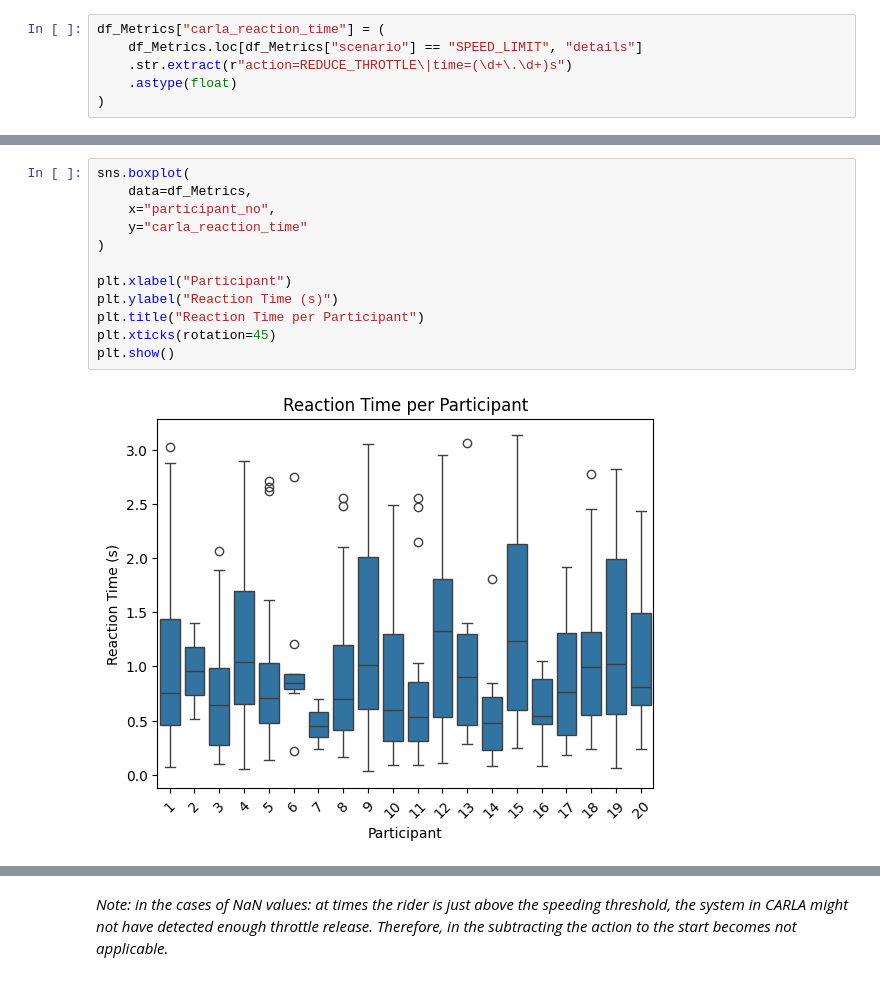
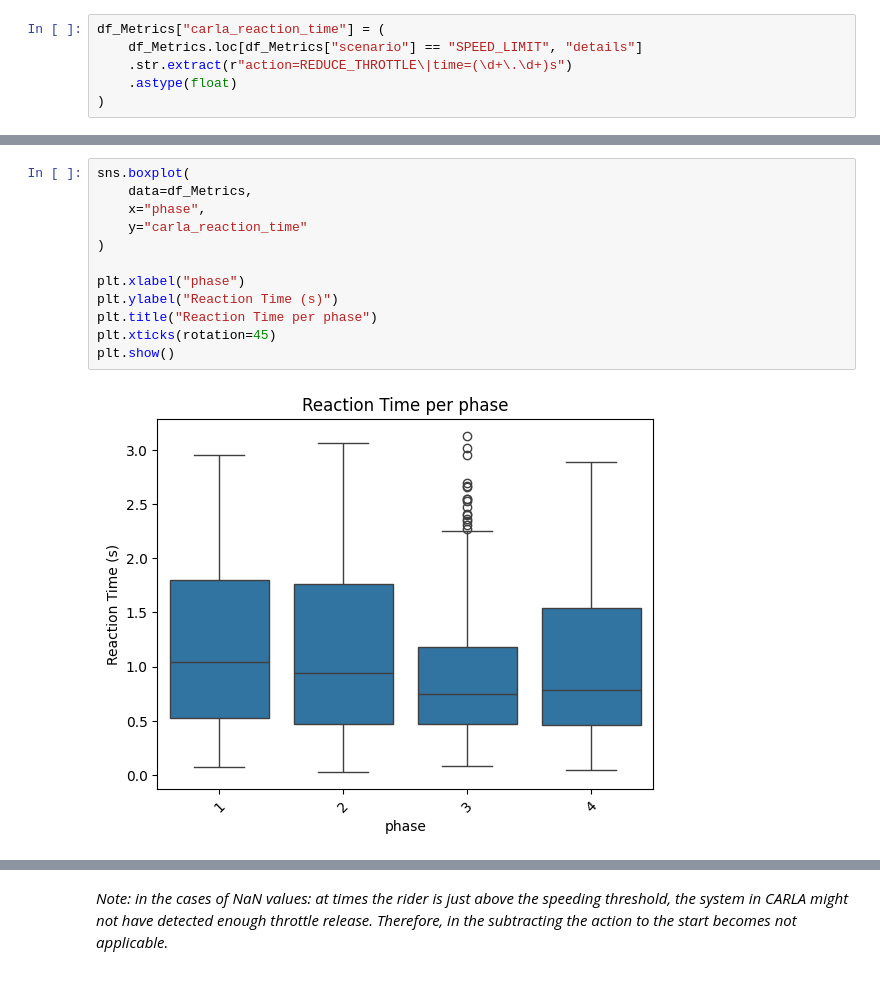
Before and after one commit to KeirAAAlcantara/SimAnalysis, a Jupyter notebook: Sim_Analysis.ipynb, the cells around one changed output, grey strips where cells are left out. Drawn from its saved outputs; the diff is of its cells as text.

```diff
--- a/Sim_Analysis.ipynb
+++ b/Sim_Analysis.ipynb
@@ -148,14 +157,14 @@ display(carla_reactions.head(5))
 # %%
 sns.boxplot(
     data=df_Metrics,
-    x="participant_no",
+    x="phase",
     y="carla_reaction_time"
 )
 
-plt.xlabel("Participant")
+plt.xlabel("phase")
 plt.ylabel("Reaction Time (s)")
-plt.title("Reaction Time per Participant")
+plt.title("Reaction Time per phase")
 plt.xticks(rotation=45)
 plt.show()
 # %% [output]
-[figure, old version]
+[figure, new version]
```
Also changed, not shown: parts of 13 cells of this notebook, 1 other file.
